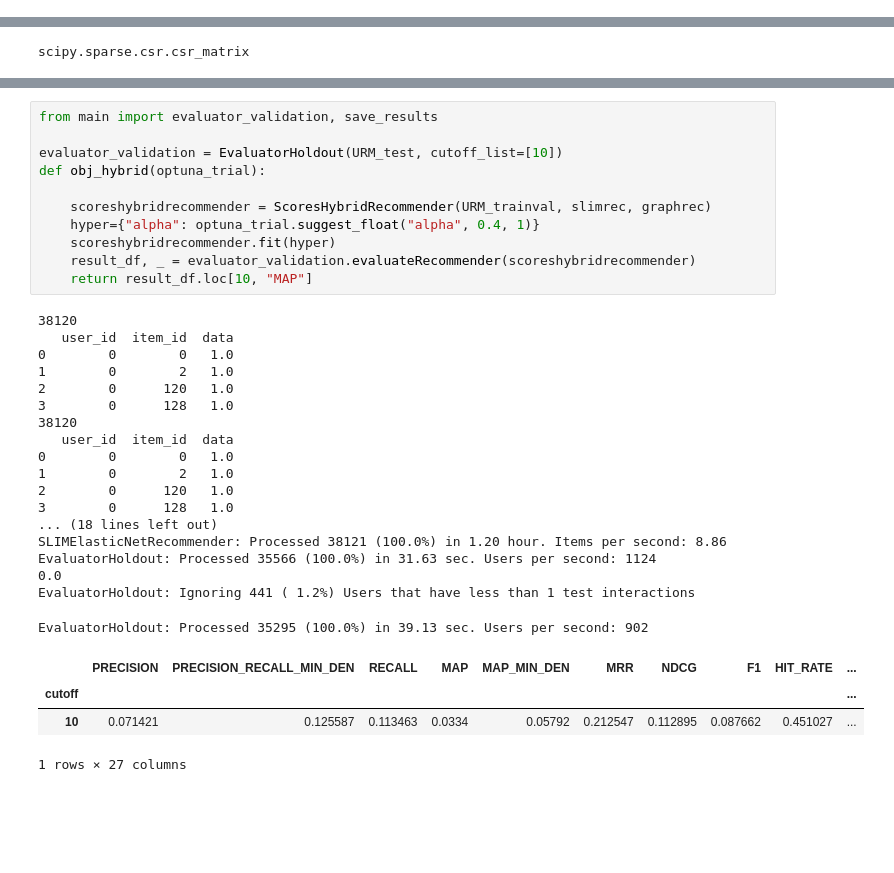
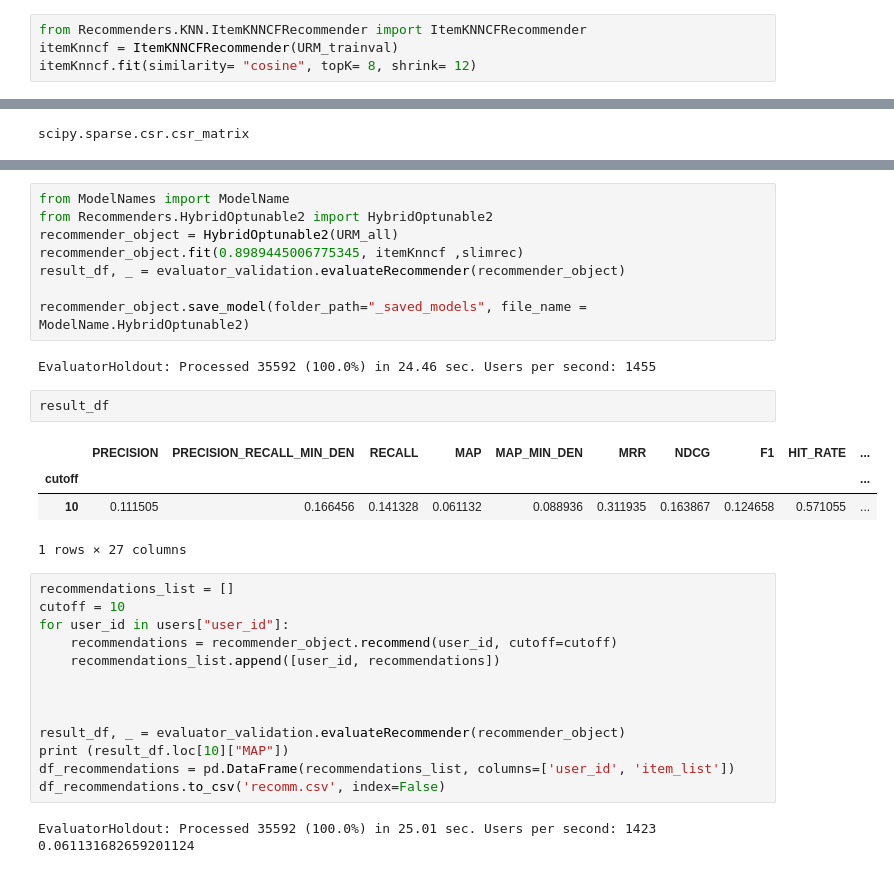
Before and after one commit to lippa66002/RecSysProject, a Jupyter notebook: main1.ipynb, the cells around one changed output, grey strips where cells are left out. Drawn from its saved outputs; the diff is of its cells as text; blank space fills up the shorter version.

```diff
--- a/main1.ipynb
+++ b/main1.ipynb
@@ -144 +146,5 @@ result_df
 1 rows × 27 columns
+# %%
+from Recommenders.KNN.ItemKNNCFRecommender import ItemKNNCFRecommender
+itemKnncf = ItemKNNCFRecommender(URM_trainval)
+itemKnncf.fit(similarity= "cosine", topK= 8, shrink= 12)
@@ -194,36 +209,33 @@ KeyboardInterrupt:
 # %%
-from main import evaluator_validation, save_results
+from ModelNames import ModelName
+from Recommenders.HybridOptunable2 import HybridOptunable2
+recommender_object = HybridOptunable2(URM_all)
+recommender_object.fit(0.8989445006775345, itemKnncf ,slimrec)
+result_df, _ = evaluator_validation.evaluateRecommender(recommender_object)
 
-evaluator_validation = EvaluatorHoldout(URM_test, cutoff_list=[10])
-def obj_hybrid(optuna_trial):
-
-    scoreshybridrecommender = ScoresHybridRecommender(URM_trainval, slimrec, graphrec)
-    hyper={"alpha": optuna_trial.suggest_float("alpha", 0.4, 1)}
-    scoreshybridrecommender.fit(hyper)
-    result_df, _ = evaluator_validation.evaluateRecommender(scoreshybridrecommender)
-    return result_df.loc[10, "MAP"]
+recommender_object.save_model(folder_path="_saved_models", file_name = ModelName.HybridOptunable2)
 # %% [output]
-38120
-   user_id  item_id  data
-0        0        0   1.0
-1        0        2   1.0
-2        0      120   1.0
-3        0      128   1.0
-38120
-   user_id  item_id  data
-0        0        0   1.0
-1        0        2   1.0
-2        0      120   1.0
-3        0      128   1.0
-... (18 lines left out)
-SLIMElasticNetRecommender: Processed 38121 (100.0%) in 1.20 hour. Items per second: 8.86
-EvaluatorHoldout: Processed 35566 (100.0%) in 31.63 sec. Users per second: 1124
-0.0
-EvaluatorHoldout: Ignoring 441 ( 1.2%) Users that have less than 1 test interactions
+EvaluatorHoldout: Processed 35592 (100.0%) in 24.46 sec. Users per second: 1455
+# %%
+result_df
+# %% [output]
+|  | PRECISION | PRECISION_RECALL_MIN_DEN | RECALL | MAP | MAP_MIN_DEN | MRR | NDCG | F1 | HIT_RATE | ... |
+| cutoff |  |  |  |  |  |  |  |  |  | ... |
+| 10 | 0.111505 | 0.166456 | 0.141328 | 0.061132 | 0.088936 | 0.311935 | 0.163867 | 0.124658 | 0.571055 | ... |
+1 rows × 27 columns
 # %%
+recommendations_list = []
+cutoff = 10
+for user_id in users["user_id"]:
+    recommendations = recommender_object.recommend(user_id, cutoff=cutoff)
+    recommendations_list.append([user_id, recommendations])
+
+
+
+result_df, _ = evaluator_validation.evaluateRecommender(recommender_object)
+print (result_df.loc[10]["MAP"])
+df_recommendations = pd.DataFrame(recommendations_list, columns=['user_id', 'item_list'])
+df_recommendations.to_csv('recomm.csv', index=False)
 # %% [output]
-EvaluatorHoldout: Processed 35295 (100.0%) in 39.13 sec. Users per second: 902
+EvaluatorHoldout: Processed 35592 (100.0%) in 25.01 sec. Users per second: 1423
+0.061131682659201124
-|  | PRECISION | PRECISION_RECALL_MIN_DEN | RECALL | MAP | MAP_MIN_DEN | MRR | NDCG | F1 | HIT_RATE | ... |
-| cutoff |  |  |  |  |  |  |  |  |  | ... |
-| 10 | 0.071421 | 0.125587 | 0.113463 | 0.0334 | 0.05792 | 0.212547 | 0.112895 | 0.087662 | 0.451027 | ... |
-1 rows × 27 columns
```
Also changed, not shown: parts of 12 cells of this notebook, 2 other files.
